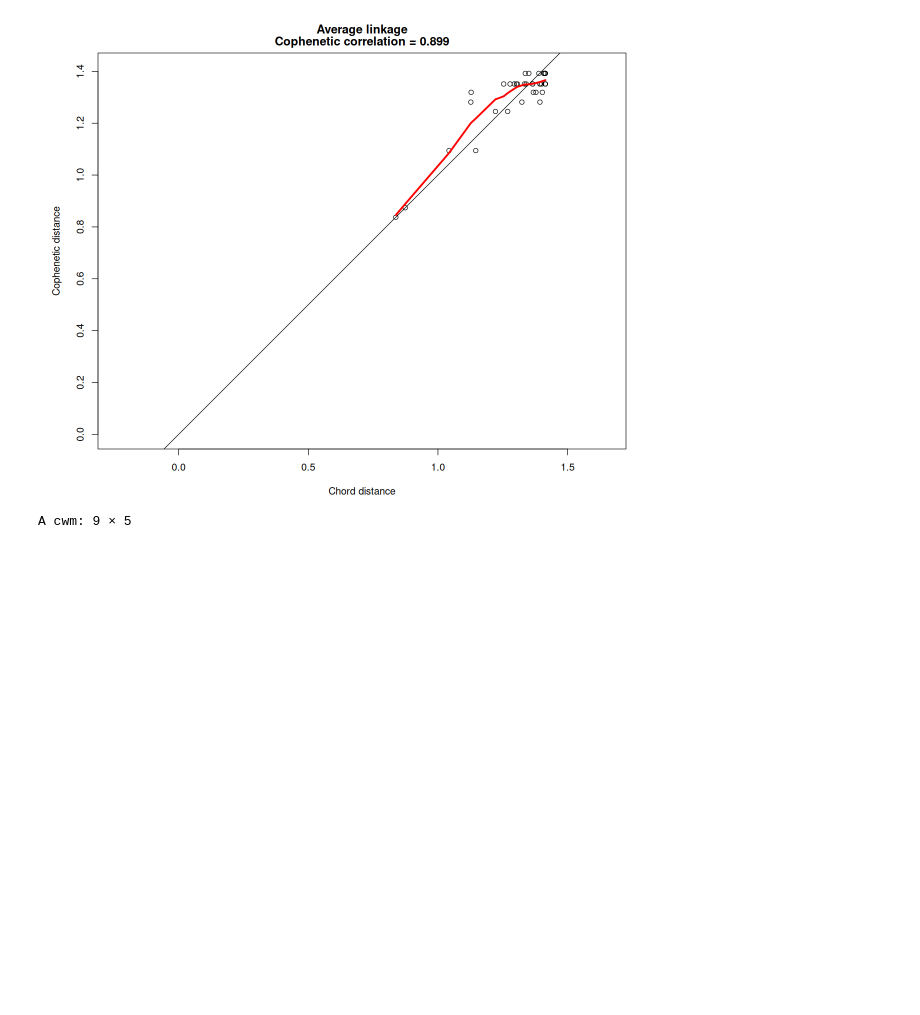
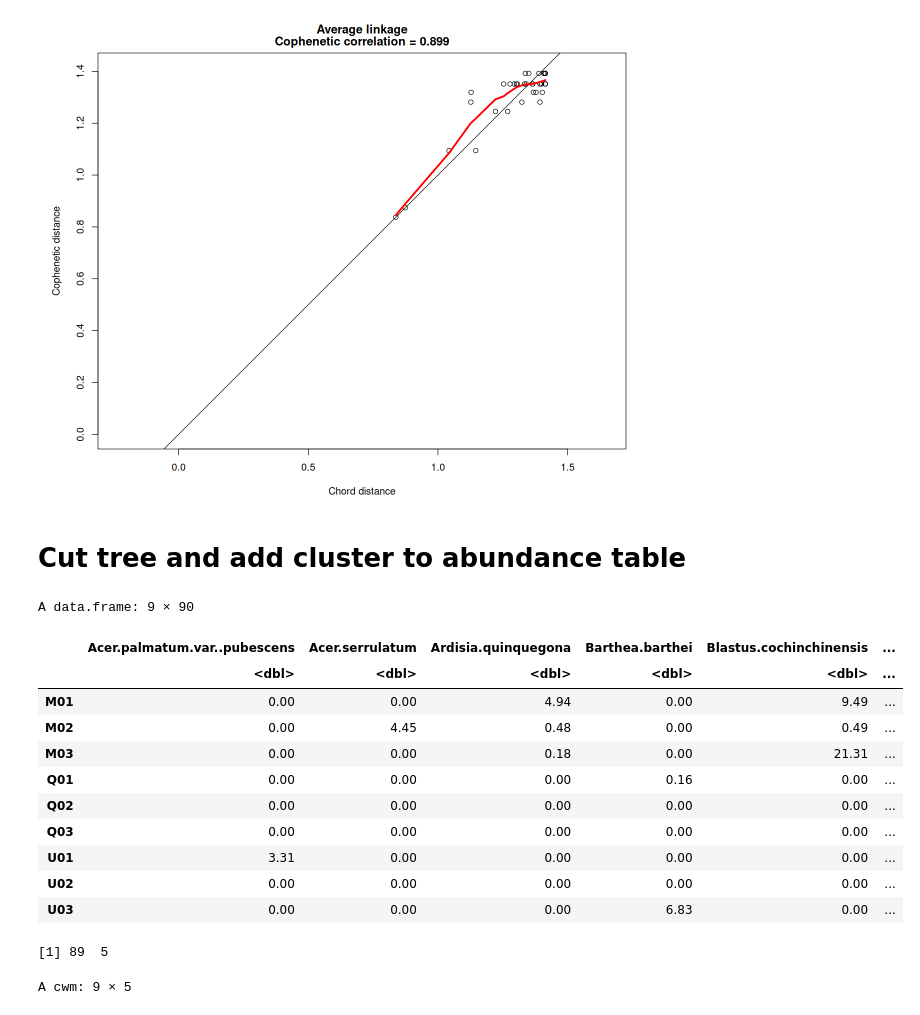
Before and after one commit to zfourati/Multivariate_statisitcs_project, a Jupyter notebook: taiwan_forest/zeineb.ipynb, the cells around one changed output. Cells and saved outputs as stored; diff of their text form; code cells hidden in the pictures; blank space fills up the shorter version.

Commit message:
Cut tree, add cluster column and cwm

```diff
--- a/taiwan_forest/zeineb.ipynb
+++ b/taiwan_forest/zeineb.ipynb
@@ -145,0 +139,20 @@ CWM <- cwm (com = com, traits = SLA)
+# %% [markdown]
+# Cut tree and add cluster to abundance table
+# %%
+clusters <- cutree(spe.ch.average, k = 3)
+spe$cluster <- clusters
+# %%
+spe
+# %% [output]
+A data.frame: 9 × 90
+|  | Acer.palmatum.var..pubescens | Acer.serrulatum | Ardisia.quinquegona | Barthea.barthei | Blastus.cochinchinensis | ... |
+|  | <dbl> | <dbl> | <dbl> | <dbl> | <dbl> | ... |
+| M01 | 0.00 | 0.00 | 4.94 | 0.00 | 9.49 | ... |
+| M02 | 0.00 | 4.45 | 0.48 | 0.00 | 0.49 | ... |
+| M03 | 0.00 | 0.00 | 0.18 | 0.00 | 21.31 | ... |
+| Q01 | 0.00 | 0.00 | 0.00 | 0.16 | 0.00 | ... |
+| Q02 | 0.00 | 0.00 | 0.00 | 0.00 | 0.00 | ... |
+| Q03 | 0.00 | 0.00 | 0.00 | 0.00 | 0.00 | ... |
+| U01 | 3.31 | 0.00 | 0.00 | 0.00 | 0.00 | ... |
+| U02 | 0.00 | 0.00 | 0.00 | 0.00 | 0.00 | ... |
+| U03 | 0.00 | 0.00 | 0.00 | 6.83 | 0.00 | ... |
@@ -146 +162,5 @@ CWM <- cwm (com = com, traits = SLA)
+# %%
+dim(traits)
+# %% [output]
+[1] 89  5
 # %%
```
Also changed, not shown: parts of 4 cells of this notebook.
